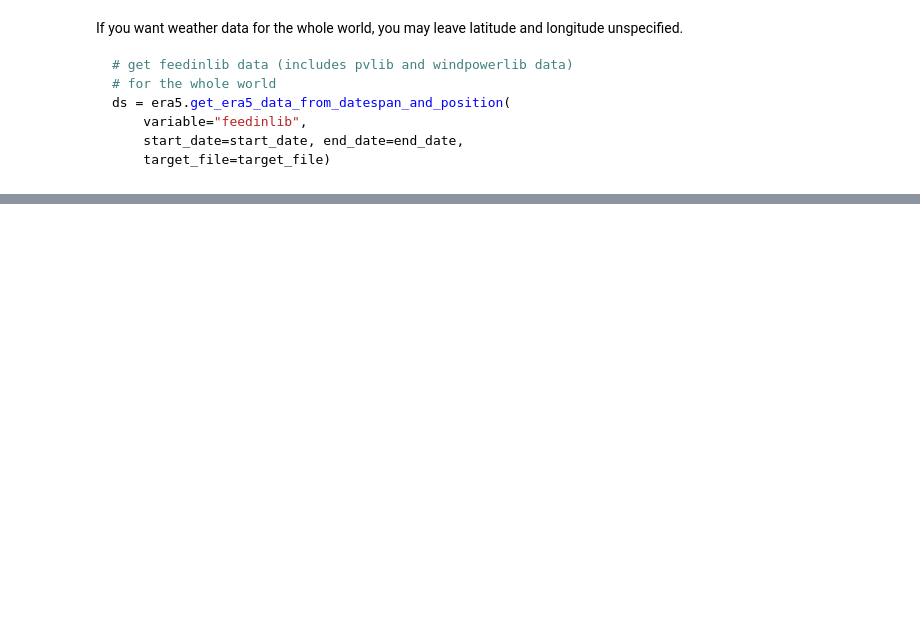
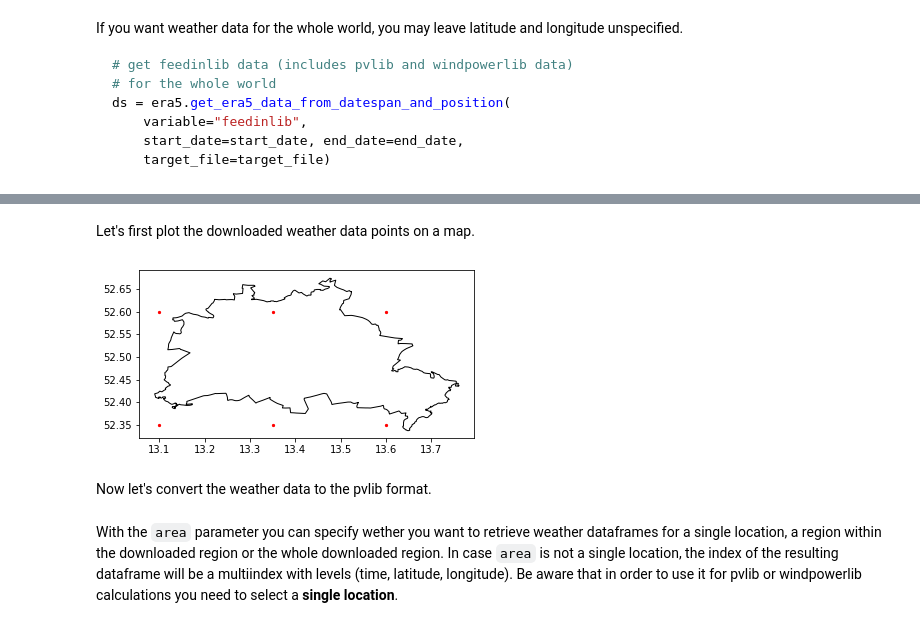
Before and after one commit to oemof/feedinlib, a Jupyter notebook: example/load_era5_weather_data.ipynb, the cells around one changed output, grey strips where cells are left out. Saved outputs shown, nothing was run; the diff lists cells and outputs as text; code cells hidden in the pictures; blank space fills up the shorter version.

```diff
--- a/example/load_era5_weather_data.ipynb
+++ b/example/load_era5_weather_data.ipynb
@@ -104,0 +103,9 @@ You may also specify an area for which to retrieve weather data. Again, keep in
+# %%
+era5_netcdf_filename = 'ERA5_example_data.nc'
+# %%
+# reimport downloaded data
+
+import xarray as xr
+
+ds = xr.open_dataset(era5_netcdf_filename)
+ds
@@ -104,0 +132,26 @@ You may also specify an area for which to retrieve weather data. Again, keep in
+# %% [markdown]
+Let's first plot the downloaded weather data points on a map.
+# %%
+# get all weather data points in dataset
+from shapely.geometry import Point
+import geopandas as gpd
+
+points = []
+for x in ds.longitude:
+    for y in ds.latitude:
+        points.append(Point(x, y))
+points_df = gpd.GeoDataFrame({'geometry': points})
+
+# read provided shape file
+region_shape = gpd.read_file('berlin_shape.geojson')
+
+# plot weather data points on map
+base = region_shape.plot(color='white', edgecolor='black')
+points_df.plot(ax=base, marker='o', color='red', markersize=5);
+# %% [output]
+[figure, added]
+# %% [markdown]
+Now let's convert the weather data to the pvlib format.
+# %% [markdown]
+With the `area` parameter you can specify wether you want to retrieve weather dataframes for a single location, a region within the downloaded region or the whole downloaded region.
+In case `area` is not a single location, the index of the resulting dataframe will be a multiindex with levels (time, latitude, longitude). Be aware that in order to use it for pvlib or windpowerlib calculations you need to select a **single location**.
```
Also changed, not shown: parts of 32 cells of this notebook.
